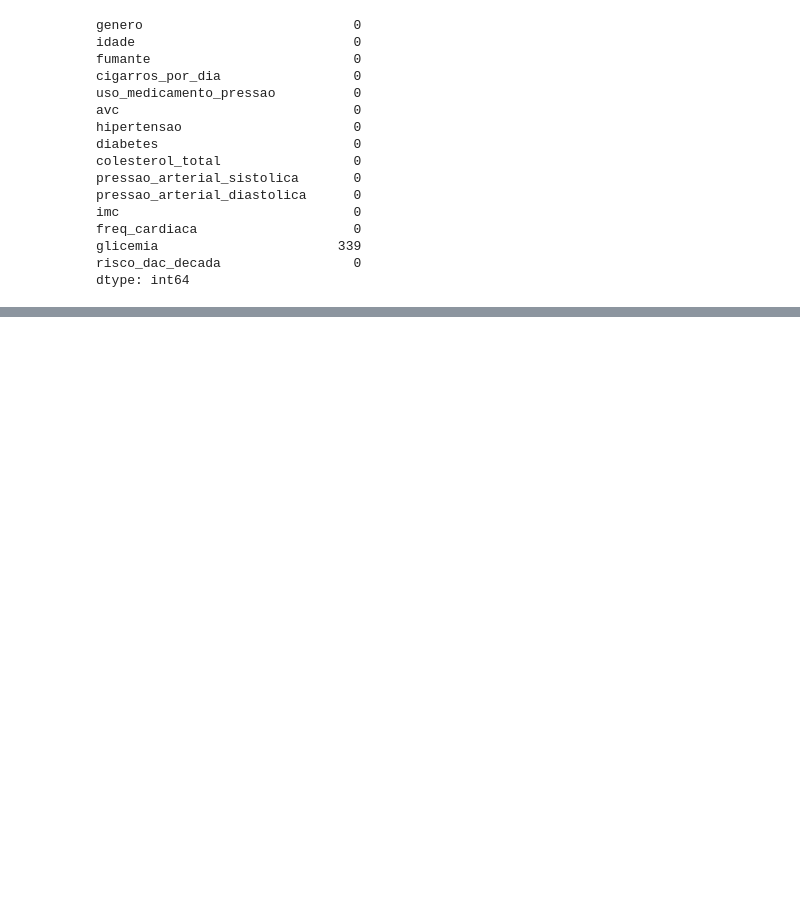
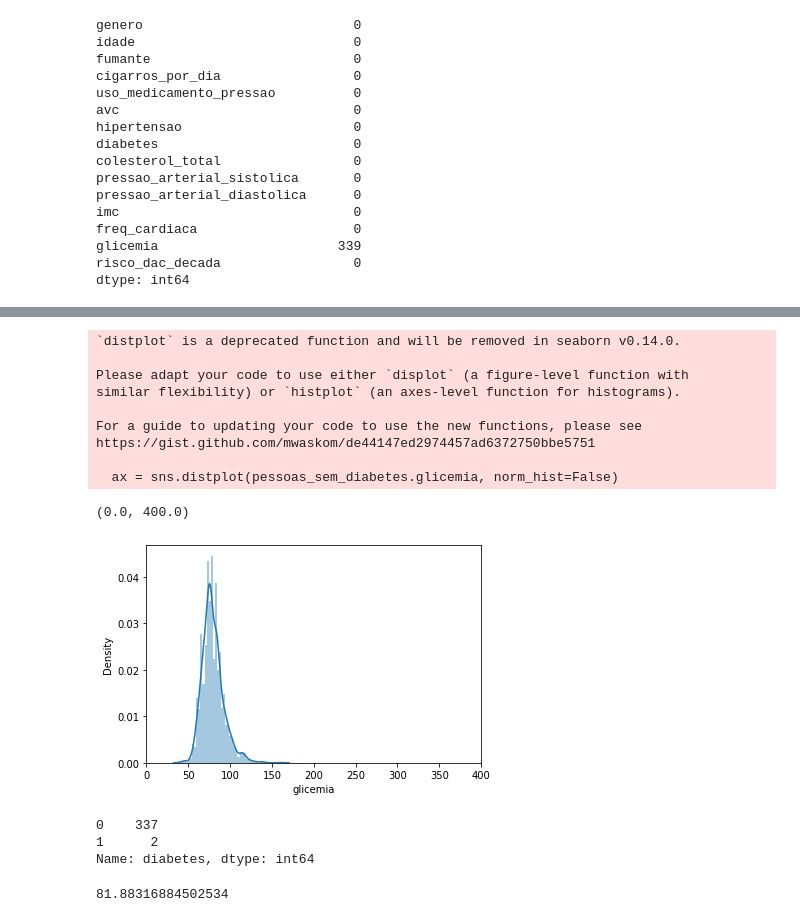
Before and after one commit to marceloicampos/alura-jupyter-python, a Jupyter notebook: aulas/analise_dados_saude.ipynb, the cells around one changed output, grey strips where cells are left out. Cells and saved outputs as stored; diff of their text form; code cells hidden in the pictures; blank space fills up the shorter version.

Commit message:
Trabalhando com Dados Faltantes

```diff
--- a/aulas/analise_dados_saude.ipynb
+++ b/aulas/analise_dados_saude.ipynb
@@ -190,0 +285,17 @@ dtype: int64
+# %%
+import seaborn as sns
+
+ax = sns.distplot(pessoas_sem_diabetes.glicemia, norm_hist=False)
+ax.set_xlim(0, 400)
+# %% [output]
+`distplot` is a deprecated function and will be removed in seaborn v0.14.0.
+
+Please adapt your code to use either `displot` (a figure-level function with
+similar flexibility) or `histplot` (an axes-level function for histograms).
+
+For a guide to updating your code to use the new functions, please see
+https://gist.github.com/mwaskom/de44147ed2974457ad6372750bbe5751
+
+  ax = sns.distplot(pessoas_sem_diabetes.glicemia, norm_hist=False)
+(0.0, 400.0)
+[figure, added]
@@ -190,0 +304,12 @@ dtype: int64
+# %%
+dataset[nulos_glicemia].diabetes.value_counts()
+# dos dados sem glicemia 339, 337 não tem diabetes e 2 tem diabetes, então não vale a pena fazer manipulação de dados para 2 pessoas com diabetes
+# assim podemos simplesmente descartar as pessoas que não tem dados de glicemia, pois 99% delas são pessoas sem diabetes
+# %% [output]
+0    337
+1      2
+Name: diabetes, dtype: int64
+# %%
+dataset.glicemia.mean()
+# %% [output]
+81.88316884502534
```
Also changed, not shown: parts of 15 cells of this notebook.
